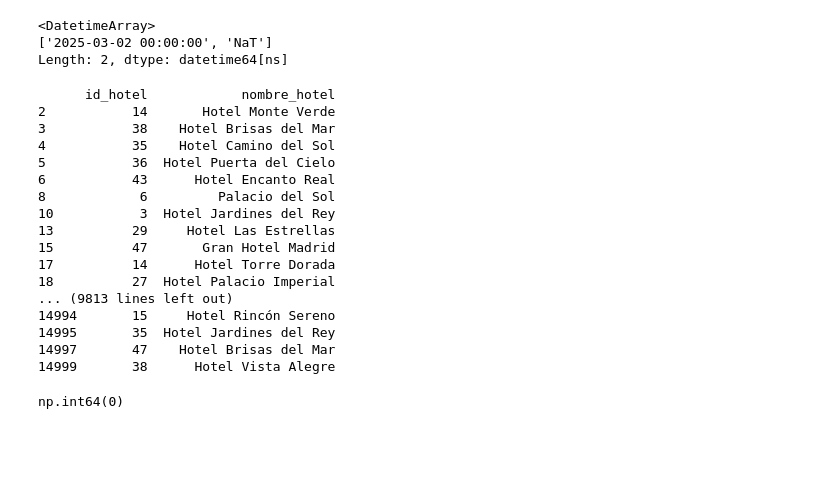
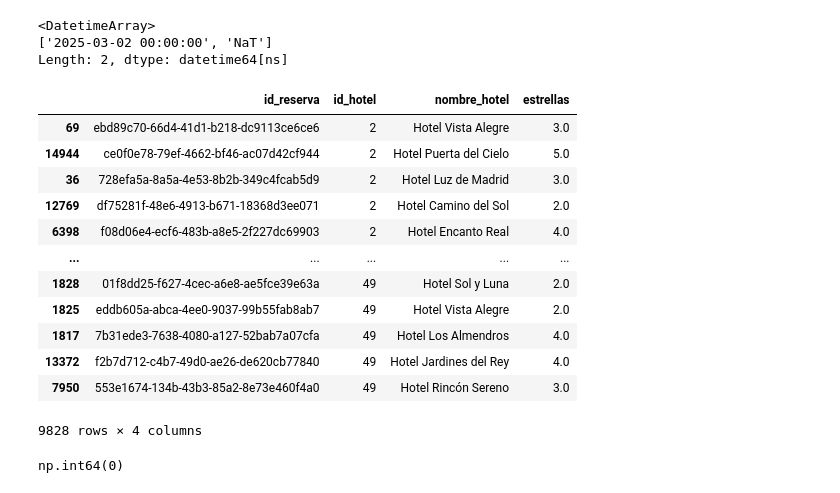
Before and after one commit to Gabijc/Proyecto_ETL_Hoteles, a Jupyter notebook: Notebooks/Analisis_inicial.ipynb, the cells around one changed output. Cells and saved outputs as stored; diff of their text form; code cells hidden in the pictures; blank space fills up the shorter version.

```diff
--- a/Notebooks/Analisis_inicial.ipynb
+++ b/Notebooks/Analisis_inicial.ipynb
@@ -315,25 +389,21 @@ hoteles_grupo["final_estancia"].unique()
 Length: 2, dtype: datetime64[ns]
 # %%
 # Vamos a revisar los nombres de los hoteles y su id_correspondiente
-hoteles_grupo[["id_hotel","nombre_hotel"]]
+hoteles_grupo[["id_reserva","id_hotel","nombre_hotel","estrellas"]].sort_values("id_hotel")
 # %% [output]
+|  | id_reserva | id_hotel | nombre_hotel | estrellas |
+| 69 | ebd89c70-66d4-41d1-b218-dc9113ce6ce6 | 2 | Hotel Vista Alegre | 3.0 |
+| 14944 | ce0f0e78-79ef-4662-bf46-ac07d42cf944 | 2 | Hotel Puerta del Cielo | 5.0 |
+| 36 | 728efa5a-8a5a-4e53-8b2b-349c4fcab5d9 | 2 | Hotel Luz de Madrid | 3.0 |
+| 12769 | df75281f-48e6-4913-b671-18368d3ee071 | 2 | Hotel Camino del Sol | 2.0 |
+| 6398 | f08d06e4-ecf6-483b-a8e5-2f227dc69903 | 2 | Hotel Encanto Real | 4.0 |
+| ... | ... | ... | ... | ... |
+| 1828 | 01f8dd25-f627-4cec-a6e8-ae5fce39e63a | 49 | Hotel Sol y Luna | 2.0 |
+| 1825 | eddb605a-abca-4ee0-9037-99b55fab8ab7 | 49 | Hotel Vista Alegre | 2.0 |
+| 1817 | 7b31ede3-7638-4080-a127-52bab7a07cfa | 49 | Hotel Los Almendros | 4.0 |
+| 13372 | f2b7d712-c4b7-49d0-ae26-de620cb77840 | 49 | Hotel Jardines del Rey | 4.0 |
+| 7950 | 553e1674-134b-43b3-85a2-8e73e460f4a0 | 49 | Hotel Rincón Sereno | 3.0 |
-      id_hotel            nombre_hotel
-2           14       Hotel Monte Verde
-3           38    Hotel Brisas del Mar
-4           35    Hotel Camino del Sol
-5           36  Hotel Puerta del Cielo
-6           43      Hotel Encanto Real
-8            6         Palacio del Sol
-10           3  Hotel Jardines del Rey
-13          29     Hotel Las Estrellas
-15          47       Gran Hotel Madrid
-17          14      Hotel Torre Dorada
-18          27  Hotel Palacio Imperial
-... (9813 lines left out)
-14994       15     Hotel Rincón Sereno
-14995       35  Hotel Jardines del Rey
-14997       47    Hotel Brisas del Mar
-14999       38      Hotel Vista Alegre
+9828 rows × 4 columns
 # %%
 hoteles_grupo.duplicated().sum()
 # %% [output]
```
Also changed, not shown: parts of 21 cells of this notebook, 3 other files.
